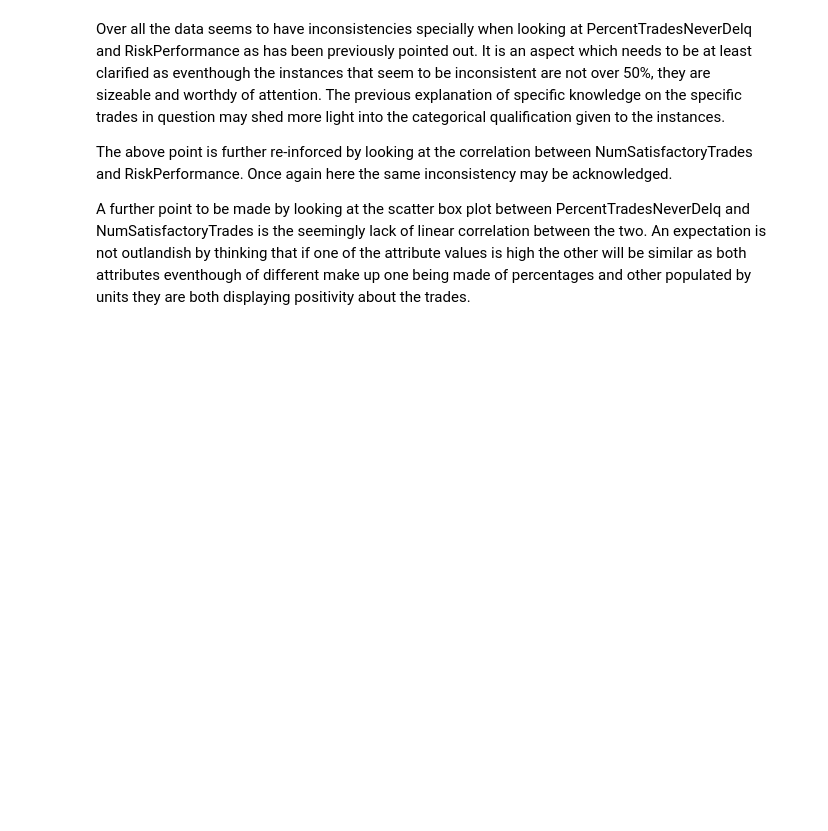
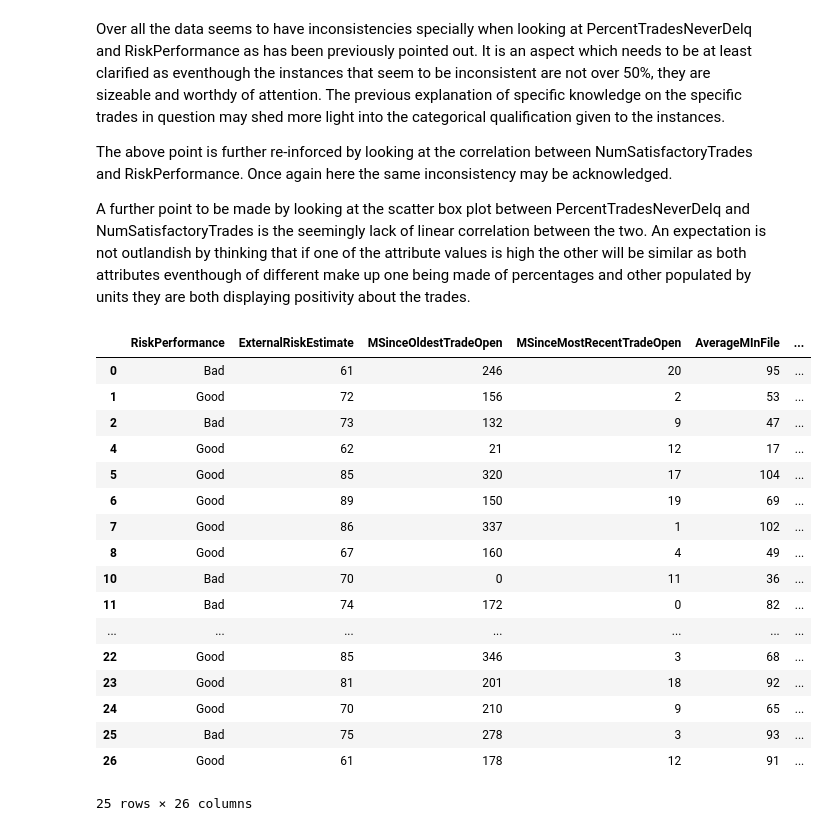
Before and after one commit to Miguelmargar/jupyter-notebook-work, a Jupyter notebook: Data Analytics/Assignment 1/Miguel_Martinez_00021466_COMP47350_homework1.ipynb, the cells around one changed output. Drawn from its saved outputs; the diff is of its cells as text; code cells hidden in the pictures; blank space fills up the shorter version.

```diff
--- a/Data Analytics/Assignment 1/Miguel_Martinez_00021466_COMP47350_homework1.ipynb
+++ b/Data Analytics/Assignment 1/Miguel_Martinez_00021466_COMP47350_homework1.ipynb
@@ -760,3 +760,28 @@ Over all the data seems to have inconsistencies specially when looking at Percen
 The above point is further re-inforced by looking at the correlation between NumSatisfactoryTrades and RiskPerformance. Once again here the same inconsistency may be acknowledged.
 
 A further point to be made by looking at the scatter box plot between PercentTradesNeverDelq and NumSatisfactoryTrades is the seemingly lack of linear correlation between the two. An expectation is not outlandish by thinking that if one of the attribute values is high the other will be similar as both attributes eventhough of different make up one being made of percentages and other populated by units they are both displaying positivity about the trades.
+# %%
+# create a new column and populate with 'incorrect' if RiskPerformance = Bad and PercentTradesNeverDelq == 100 as
+# if this is the case surely RiskPerformance should not be bad.
+df['IncorrectRiskPerformance'] = np.where((df['RiskPerformance'] == 'Bad') & (df['PercentTradesNeverDelq'] == 100), 'Incorrect', 'Correct')
+# %%
+df.head(25)
+# %% [output]
+|  | RiskPerformance | ExternalRiskEstimate | MSinceOldestTradeOpen | MSinceMostRecentTradeOpen | AverageMInFile | ... |
+| 0 | Bad | 61 | 246 | 20 | 95 | ... |
+| 1 | Good | 72 | 156 | 2 | 53 | ... |
+| 2 | Bad | 73 | 132 | 9 | 47 | ... |
+| 4 | Good | 62 | 21 | 12 | 17 | ... |
+| 5 | Good | 85 | 320 | 17 | 104 | ... |
+| 6 | Good | 89 | 150 | 19 | 69 | ... |
+| 7 | Good | 86 | 337 | 1 | 102 | ... |
+| 8 | Good | 67 | 160 | 4 | 49 | ... |
+| 10 | Bad | 70 | 0 | 11 | 36 | ... |
+| 11 | Bad | 74 | 172 | 0 | 82 | ... |
+| ... | ... | ... | ... | ... | ... | ... |
+| 22 | Good | 85 | 346 | 3 | 68 | ... |
+| 23 | Good | 81 | 201 | 18 | 92 | ... |
+| 24 | Good | 70 | 210 | 9 | 65 | ... |
+| 25 | Bad | 75 | 278 | 3 | 93 | ... |
+| 26 | Good | 61 | 178 | 12 | 91 | ... |
+25 rows × 26 columns
```
Also changed, not shown: 4 other files.
